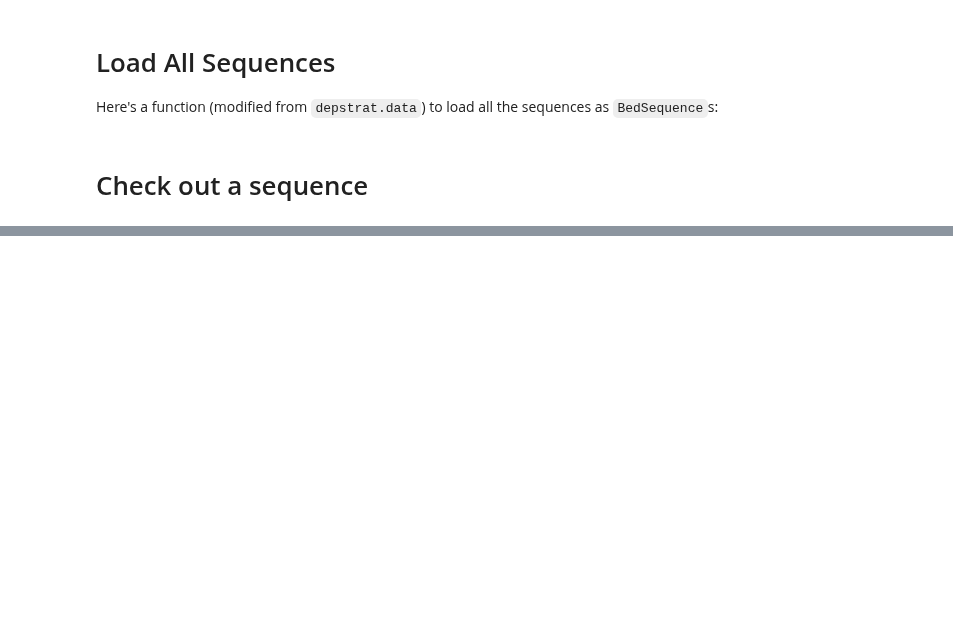
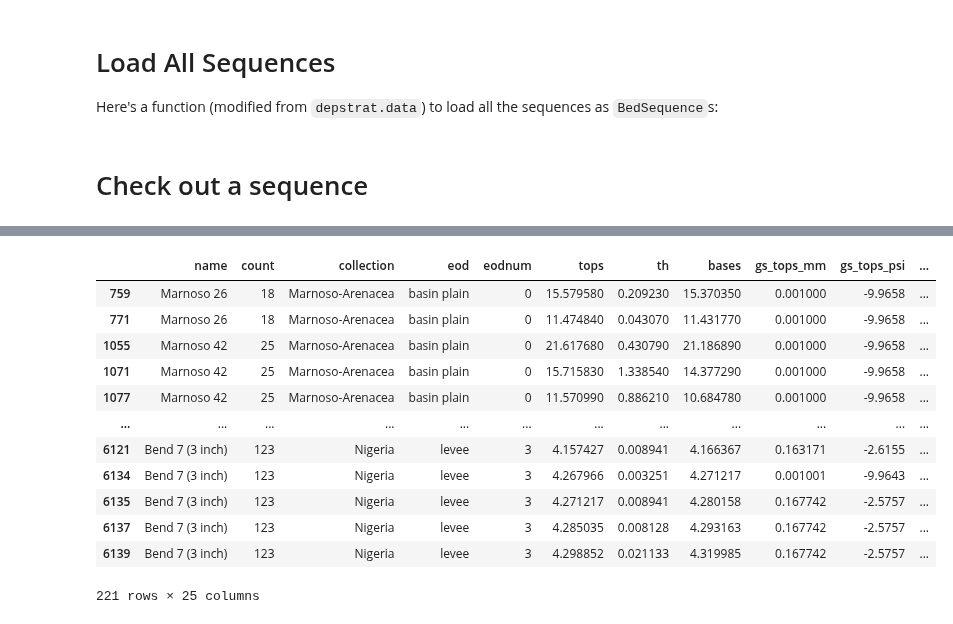
Before and after one commit to rgmyr/litholog, a Jupyter notebook: notebooks/Zane_template.ipynb, the cells around one changed output, grey strips where cells are left out. Cells and saved outputs as stored; diff of their text form; code cells hidden in the pictures; blank space fills up the shorter version.

Commit message:
ignore interfaces with missing

```diff
--- a/notebooks/Zane_template.ipynb
+++ b/notebooks/Zane_template.ipynb
@@ -160,0 +216,16 @@ seq.plot(legend=defaults.litholegend, width_field='grain_size_psi', fig_width=7)
+# %%
+df[df.missing_sample == 1]
+# %% [output]
+|  | name | count | collection | eod | eodnum | tops | th | bases | gs_tops_mm | gs_tops_psi | ... |
+| 759 | Marnoso 26 | 18 | Marnoso-Arenacea | basin plain | 0 | 15.579580 | 0.209230 | 15.370350 | 0.001000 | -9.9658 | ... |
+| 771 | Marnoso 26 | 18 | Marnoso-Arenacea | basin plain | 0 | 11.474840 | 0.043070 | 11.431770 | 0.001000 | -9.9658 | ... |
+| 1055 | Marnoso 42 | 25 | Marnoso-Arenacea | basin plain | 0 | 21.617680 | 0.430790 | 21.186890 | 0.001000 | -9.9658 | ... |
+| 1071 | Marnoso 42 | 25 | Marnoso-Arenacea | basin plain | 0 | 15.715830 | 1.338540 | 14.377290 | 0.001000 | -9.9658 | ... |
+| 1077 | Marnoso 42 | 25 | Marnoso-Arenacea | basin plain | 0 | 11.570990 | 0.886210 | 10.684780 | 0.001000 | -9.9658 | ... |
+| ... | ... | ... | ... | ... | ... | ... | ... | ... | ... | ... | ... |
+| 6121 | Bend 7 (3 inch) | 123 | Nigeria | levee | 3 | 4.157427 | 0.008941 | 4.166367 | 0.163171 | -2.6155 | ... |
+| 6134 | Bend 7 (3 inch) | 123 | Nigeria | levee | 3 | 4.267966 | 0.003251 | 4.271217 | 0.001001 | -9.9643 | ... |
+| 6135 | Bend 7 (3 inch) | 123 | Nigeria | levee | 3 | 4.271217 | 0.008941 | 4.280158 | 0.167742 | -2.5757 | ... |
+| 6137 | Bend 7 (3 inch) | 123 | Nigeria | levee | 3 | 4.285035 | 0.008128 | 4.293163 | 0.167742 | -2.5757 | ... |
+| 6139 | Bend 7 (3 inch) | 123 | Nigeria | levee | 3 | 4.298852 | 0.021133 | 4.319985 | 0.167742 | -2.5757 | ... |
+221 rows × 25 columns
```
Also changed, not shown: parts of 9 cells of this notebook, 3 other files.
